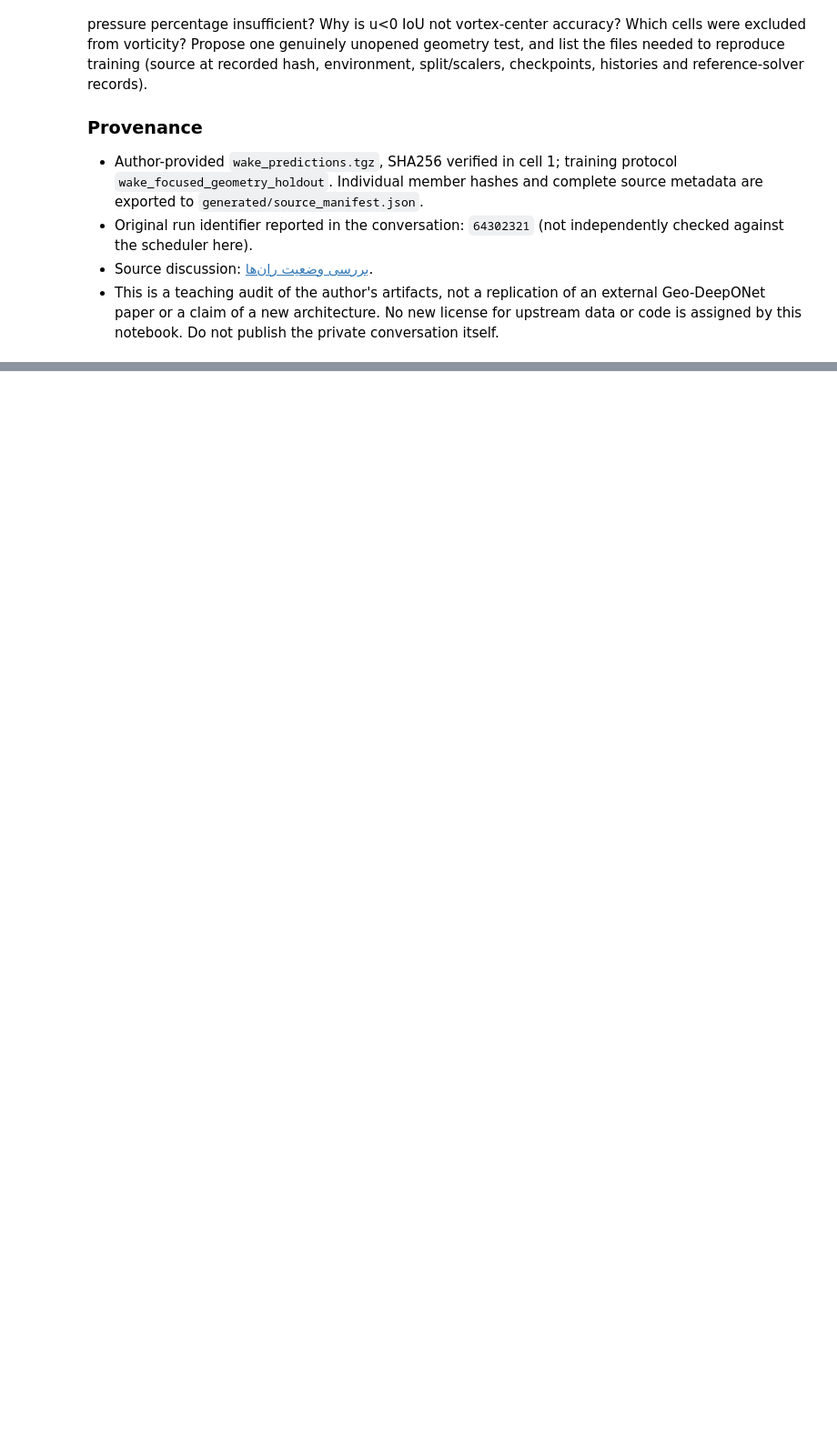
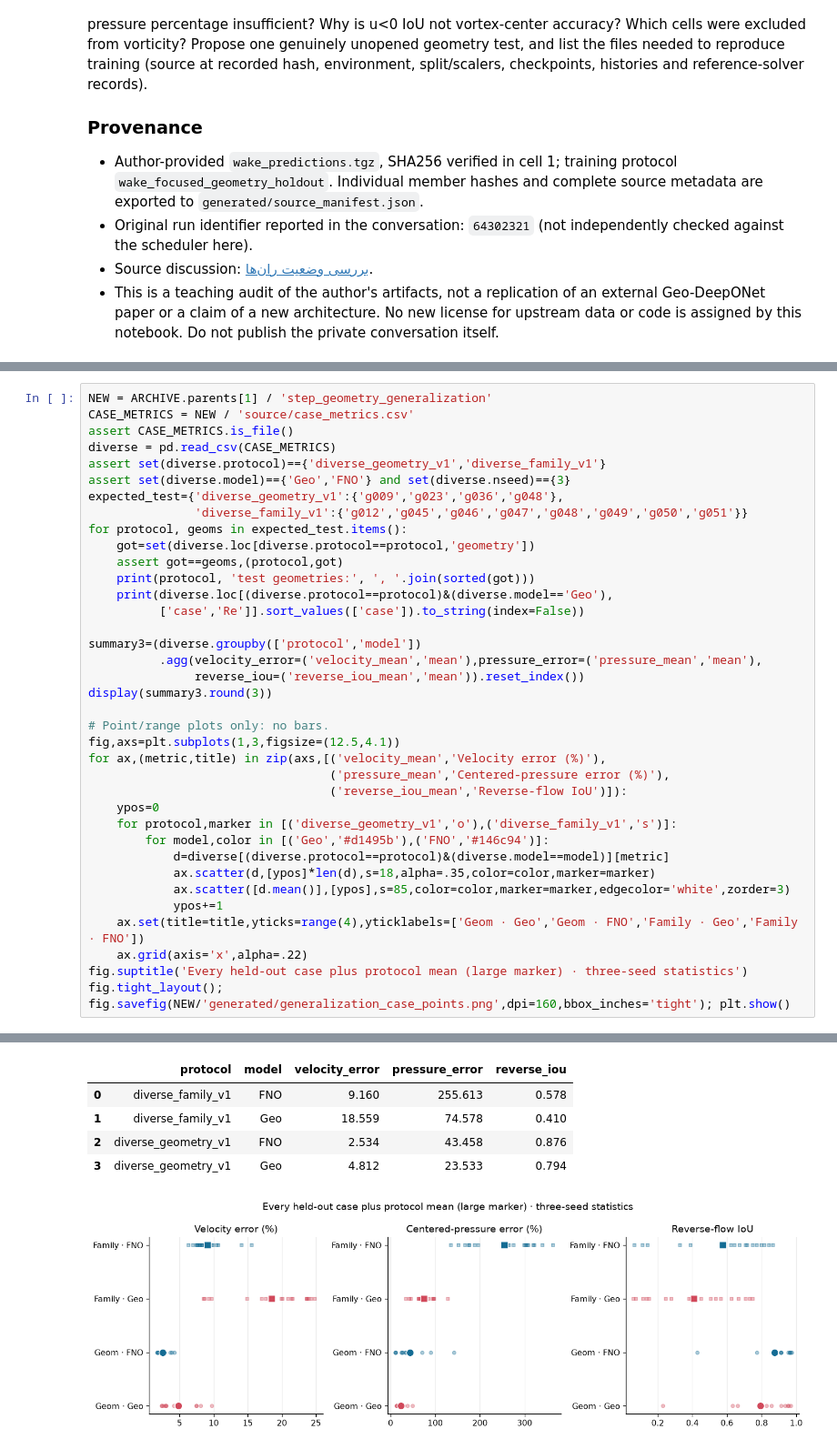
Before and after one commit to Ehsan-Roohi/FlowMLLab, a Jupyter notebook: notebooks/week09/W9_Lab3_Geometry_Operators_Step_Audit.ipynb, the cells around one changed output, grey strips where cells are left out. Shown at 91% size. Saved outputs shown, nothing was run; the diff lists cells and outputs as text; blank space fills up the shorter version.

```diff
--- a/notebooks/week09/W9_Lab3_Geometry_Operators_Step_Audit.ipynb
+++ b/notebooks/week09/W9_Lab3_Geometry_Operators_Step_Audit.ipynb
@@ -478,0 +523,38 @@ hash, environment, split/scalers, checkpoints, histories and reference-solver re
+# %%
+NEW = ARCHIVE.parents[1] / 'step_geometry_generalization'
+CASE_METRICS = NEW / 'source/case_metrics.csv'
+assert CASE_METRICS.is_file()
+diverse = pd.read_csv(CASE_METRICS)
+assert set(diverse.protocol)=={'diverse_geometry_v1','diverse_family_v1'}
+assert set(diverse.model)=={'Geo','FNO'} and set(diverse.nseed)=={3}
+expected_test={'diverse_geometry_v1':{'g009','g023','g036','g048'},
+               'diverse_family_v1':{'g012','g045','g046','g047','g048','g049','g050','g051'}}
+for protocol, geoms in expected_test.items():
+    got=set(diverse.loc[diverse.protocol==protocol,'geometry'])
+    assert got==geoms,(protocol,got)
+    print(protocol, 'test geometries:', ', '.join(sorted(got)))
+    print(diverse.loc[(diverse.protocol==protocol)&(diverse.model=='Geo'),
+          ['case','Re']].sort_values(['case']).to_string(index=False))
+
+summary3=(diverse.groupby(['protocol','model'])
+          .agg(velocity_error=('velocity_mean','mean'),pressure_error=('pressure_mean','mean'),
+               reverse_iou=('reverse_iou_mean','mean')).reset_index())
+display(summary3.round(3))
+
+# Point/range plots only: no bars.
+fig,axs=plt.subplots(1,3,figsize=(12.5,4.1))
+for ax,(metric,title) in zip(axs,[('velocity_mean','Velocity error (%)'),
+                                  ('pressure_mean','Centered-pressure error (%)'),
+                                  ('reverse_iou_mean','Reverse-flow IoU')]):
+    ypos=0
+    for protocol,marker in [('diverse_geometry_v1','o'),('diverse_family_v1','s')]:
+        for model,color in [('Geo','#d1495b'),('FNO','#146c94')]:
+            d=diverse[(diverse.protocol==protocol)&(diverse.model==model)][metric]
+            ax.scatter(d,[ypos]*len(d),s=18,alpha=.35,color=color,marker=marker)
+            ax.scatter([d.mean()],[ypos],s=85,color=color,marker=marker,edgecolor='white',zorder=3)
+            ypos+=1
+    ax.set(title=title,yticks=range(4),yticklabels=['Geom · Geo','Geom · FNO','Family · Geo','Family · FNO'])
+    ax.grid(axis='x',alpha=.22)
+fig.suptitle('Every held-out case plus protocol mean (large marker) · three-seed statistics')
+fig.tight_layout(); fig.savefig(NEW/'generated/generalization_case_points.png',dpi=160,bbox_inches='tight'); plt.show()
+# %% [output]
@@ -478,0 +578,6 @@ hash, environment, split/scalers, checkpoints, histories and reference-solver re
+|  | protocol | model | velocity_error | pressure_error | reverse_iou |
+| 0 | diverse_family_v1 | FNO | 9.160 | 255.613 | 0.578 |
+| 1 | diverse_family_v1 | Geo | 18.559 | 74.578 | 0.410 |
+| 2 | diverse_geometry_v1 | FNO | 2.534 | 43.458 | 0.876 |
+| 3 | diverse_geometry_v1 | Geo | 4.812 | 23.533 | 0.794 |
+[figure, added]
```
Also changed, not shown: parts of 9 cells of this notebook, 26 other files.
